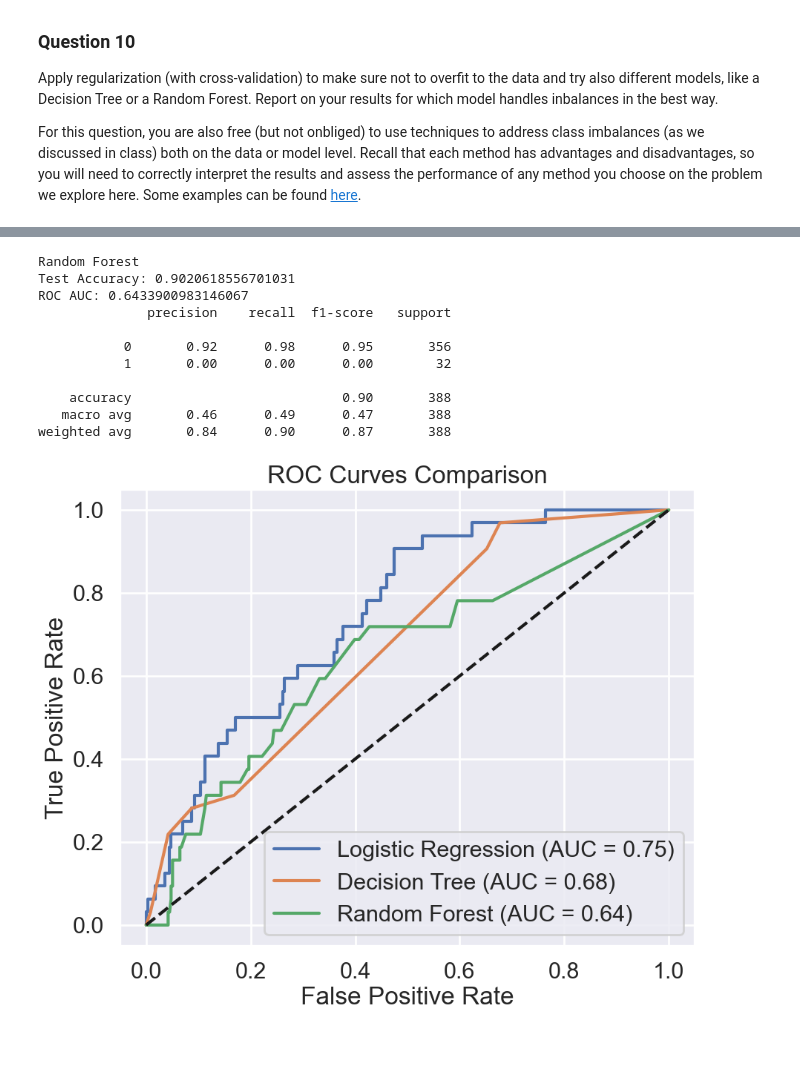
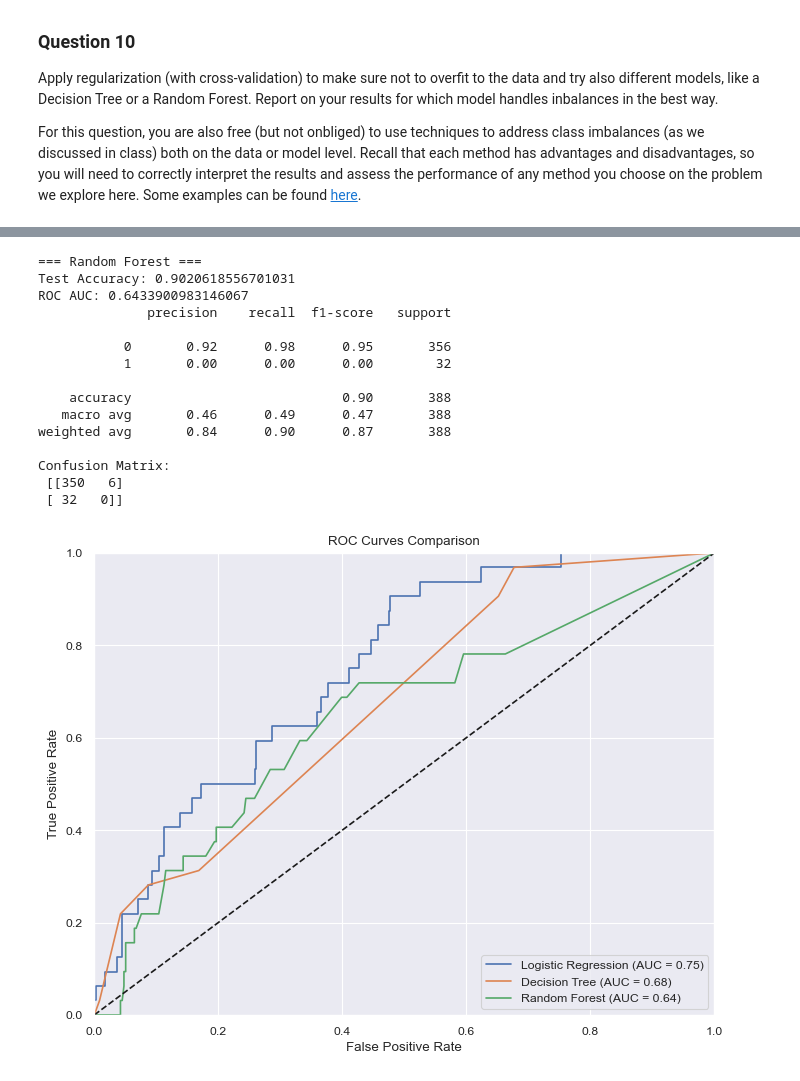
Before and after one commit to ulasawczuk/clinic3, a Jupyter notebook: clinic3/clinic3_empty_PD.ipynb, the cells around one changed output, grey strips where cells are left out. Cells and saved outputs as stored; diff of their text form; code cells hidden in the pictures; blank space fills up the shorter version.

```diff
--- a/clinic3/clinic3_empty_PD.ipynb
+++ b/clinic3/clinic3_empty_PD.ipynb
@@ -937,21 +983,28 @@ weighted avg       0.86      0.91      0.88       388
 # %%
+# 3) Random Forest
 from sklearn.ensemble import RandomForestClassifier
+
 
 rf = RandomForestClassifier(
     n_estimators=100,
     random_state=42,
-    class_weight='balanced'  # can help with imbalanced classes
+    class_weight='balanced',  # tries to account for class imbalance
+    n_jobs=-1  # use all available CPU cores
 )
 rf.fit(X_train, y_train)
 y_pred_rf = rf.predict(X_test)
 y_prob_rf = rf.predict_proba(X_test)[:, 1]
+auc_rf = roc_auc_score(y_test, y_prob_rf)
 
-print("Random Forest")
+print("\n=== Random Forest ===")
 print("Test Accuracy:", accuracy_score(y_test, y_pred_rf))
-print("ROC AUC:", roc_auc_score(y_test, y_prob_rf))
+print("ROC AUC:", auc_rf)
 print(classification_report(y_test, y_pred_rf))
+
+cm_rf = confusion_matrix(y_test, y_pred_rf)
+print("Confusion Matrix:\n", cm_rf)
 # %% [output]
-Random Forest
+=== Random Forest ===
 Test Accuracy: 0.9020618556701031
 ROC AUC: 0.6433900983146067
               precision    recall  f1-score   support
@@ -962,23 +1015,27 @@ ROC AUC: 0.6433900983146067
     accuracy                           0.90       388
    macro avg       0.46      0.49      0.47       388
 weighted avg       0.84      0.90      0.87       388
+
+Confusion Matrix:
+ [[350   6]
+ [ 32   0]]
 # %%
-import matplotlib.pyplot as plt
-from sklearn.metrics import roc_curve, auc
-
+# --- Plot ROC Curves ---
 fpr_lr, tpr_lr, _ = roc_curve(y_test, y_prob_lr)
 fpr_tree, tpr_tree, _ = roc_curve(y_test, y_prob_tree)
 fpr_rf, tpr_rf, _ = roc_curve(y_test, y_prob_rf)
 
-plt.figure(figsize=(10,8))
-plt.plot(fpr_lr, tpr_lr, label=f'Logistic Regression (AUC = {auc(fpr_lr, tpr_lr):.2f})')
-plt.plot(fpr_tree, tpr_tree, label=f'Decision Tree (AUC = {auc(fpr_tree, tpr_tree):.2f})')
-plt.plot(fpr_rf, tpr_rf, label=f'Random Forest (AUC = {auc(fpr_rf, tpr_rf):.2f})')
-plt.plot([0, 1], [0, 1], 'k--')
-plt.xlabel("False Positive Rate")
-plt.ylabel("True Positive Rate")
-plt.title("ROC Curves Comparison")
-plt.legend()
+plt.figure(figsize=(8,6))
+plt.plot(fpr_lr, tpr_lr, label=f'Logistic Regression (AUC = {auc_lr:.2f})')
+plt.plot(fpr_tree, tpr_tree, label=f'Decision Tree (AUC = {auc_tree:.2f})')
+plt.plot(fpr_rf, tpr_rf, label=f'Random Forest (AUC = {auc_rf:.2f})')
+plt.plot([0,1],[0,1],'k--')
+plt.xlim([0,1])
+plt.ylim([0,1])
+plt.xlabel('False Positive Rate')
+plt.ylabel('True Positive Rate')
+plt.title('ROC Curves Comparison')
+plt.legend(loc='lower right')
 plt.show()
 # %% [output]
-[figure, old version]
+[figure, new version]
```
Also changed, not shown: parts of 36 cells of this notebook, 1 other file.
